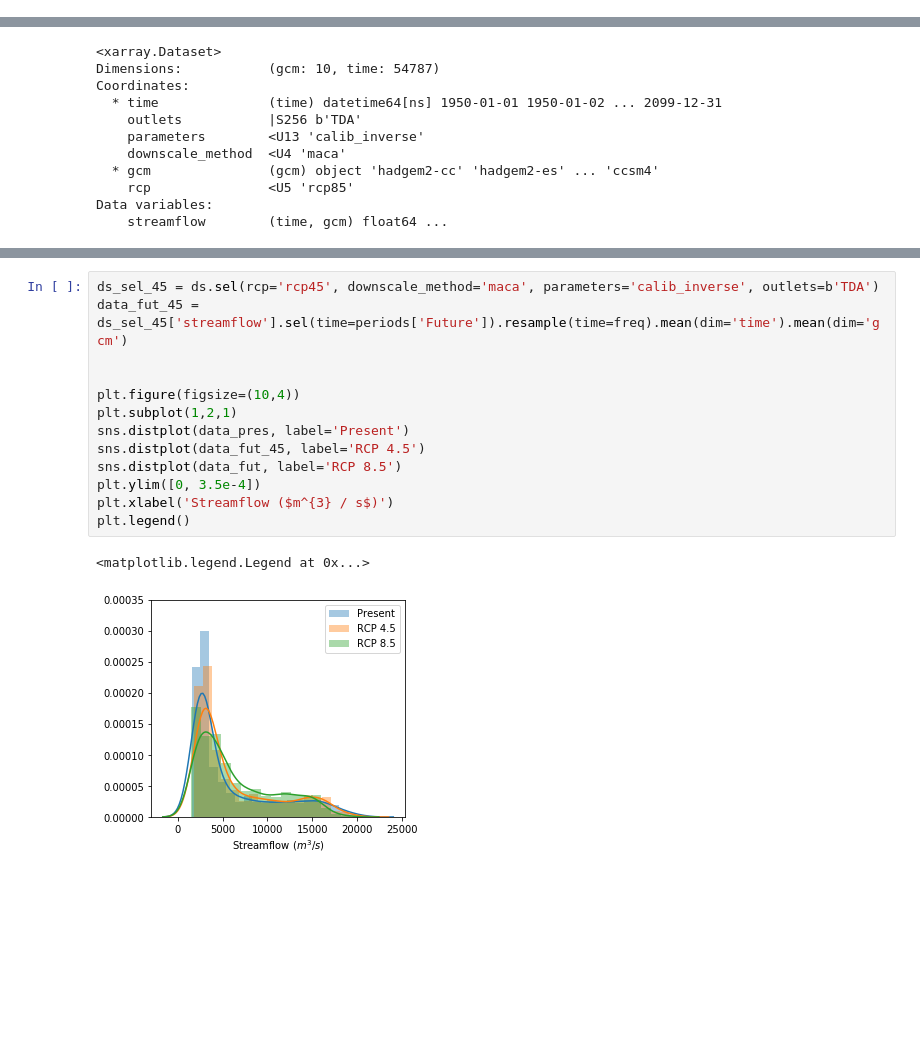
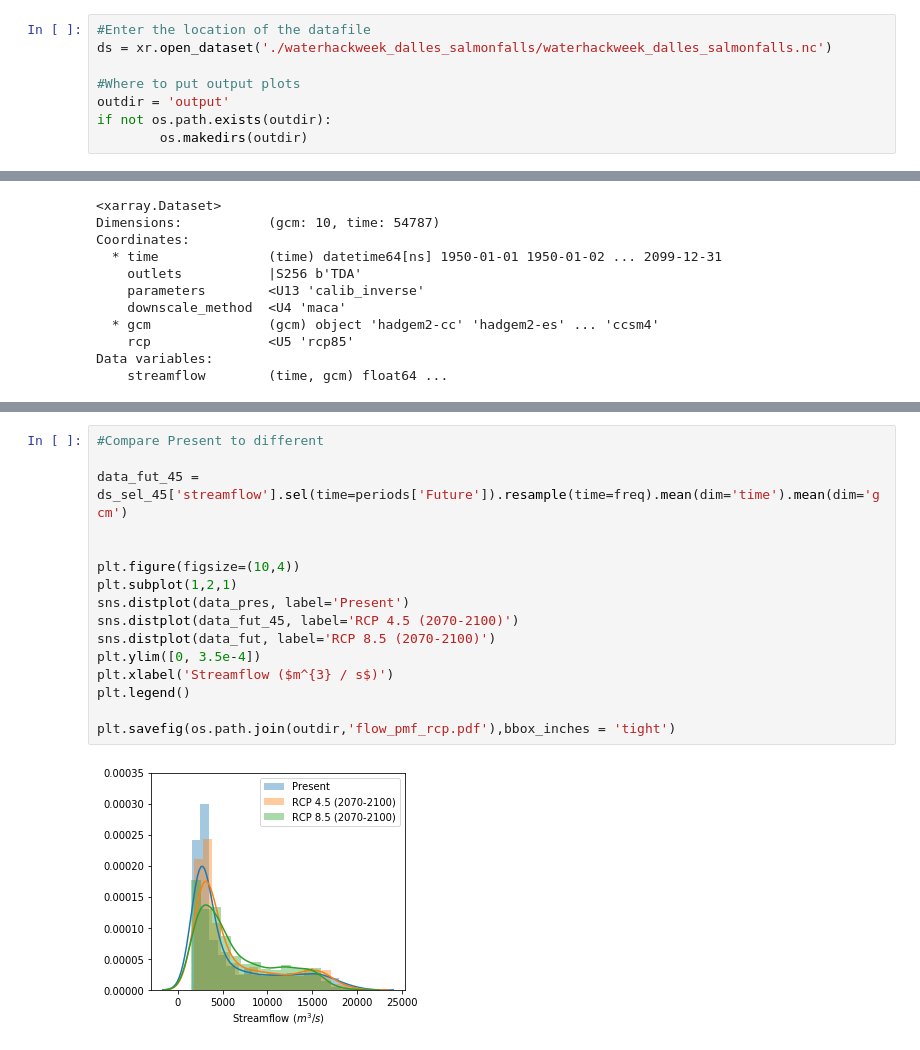
Before and after one commit to orianac/whw2019_extremeH2O, a Jupyter notebook: distribution_analysis.ipynb, the cells around one changed output, grey strips where cells are left out. Cells and saved outputs as stored; diff of their text form; blank space fills up the shorter version.

```diff
--- a/distribution_analysis.ipynb
+++ b/distribution_analysis.ipynb
@@ -11,3 +10,11 @@ ds = xr.open_dataset('./waterhackweek_dalles_salmonfalls/waterhackweek_dalles_sa
+# %%
+#Enter the location of the datafile
+ds = xr.open_dataset('./waterhackweek_dalles_salmonfalls/waterhackweek_dalles_salmonfalls.nc')
+
+#Where to put output plots
+outdir = 'output'
+if not os.path.exists(outdir):
+        os.makedirs(outdir)
 # %%
 ds
 # %% [output]
@@ -184,19 +201,21 @@ plt.legend()
 # %%
-ds_sel_45 = ds.sel(rcp='rcp45', downscale_method='maca', parameters='calib_inverse', outlets=b'TDA')
+#Compare Present to different
+
 data_fut_45 = ds_sel_45['streamflow'].sel(time=periods['Future']).resample(time=freq).mean(dim='time').mean(dim='gcm')
 
 
 plt.figure(figsize=(10,4))
 plt.subplot(1,2,1)
 sns.distplot(data_pres, label='Present')
-sns.distplot(data_fut_45, label='RCP 4.5')
-sns.distplot(data_fut, label='RCP 8.5')
+sns.distplot(data_fut_45, label='RCP 4.5 (2070-2100)')
+sns.distplot(data_fut, label='RCP 8.5 (2070-2100)')
 plt.ylim([0, 3.5e-4])
 plt.xlabel('Streamflow ($m^{3} / s$)')
 plt.legend()
+
+plt.savefig(os.path.join(outdir,'flow_pmf_rcp.pdf'),bbox_inches = 'tight')
 # %% [output]
-<matplotlib.legend.Legend at 0x...>
-[figure, old version]
+[figure, new version]
 # %%
 t1 = '1950'
 t2 = '2100'
```
Also changed, not shown: parts of 18 cells of this notebook, 7 other files.
